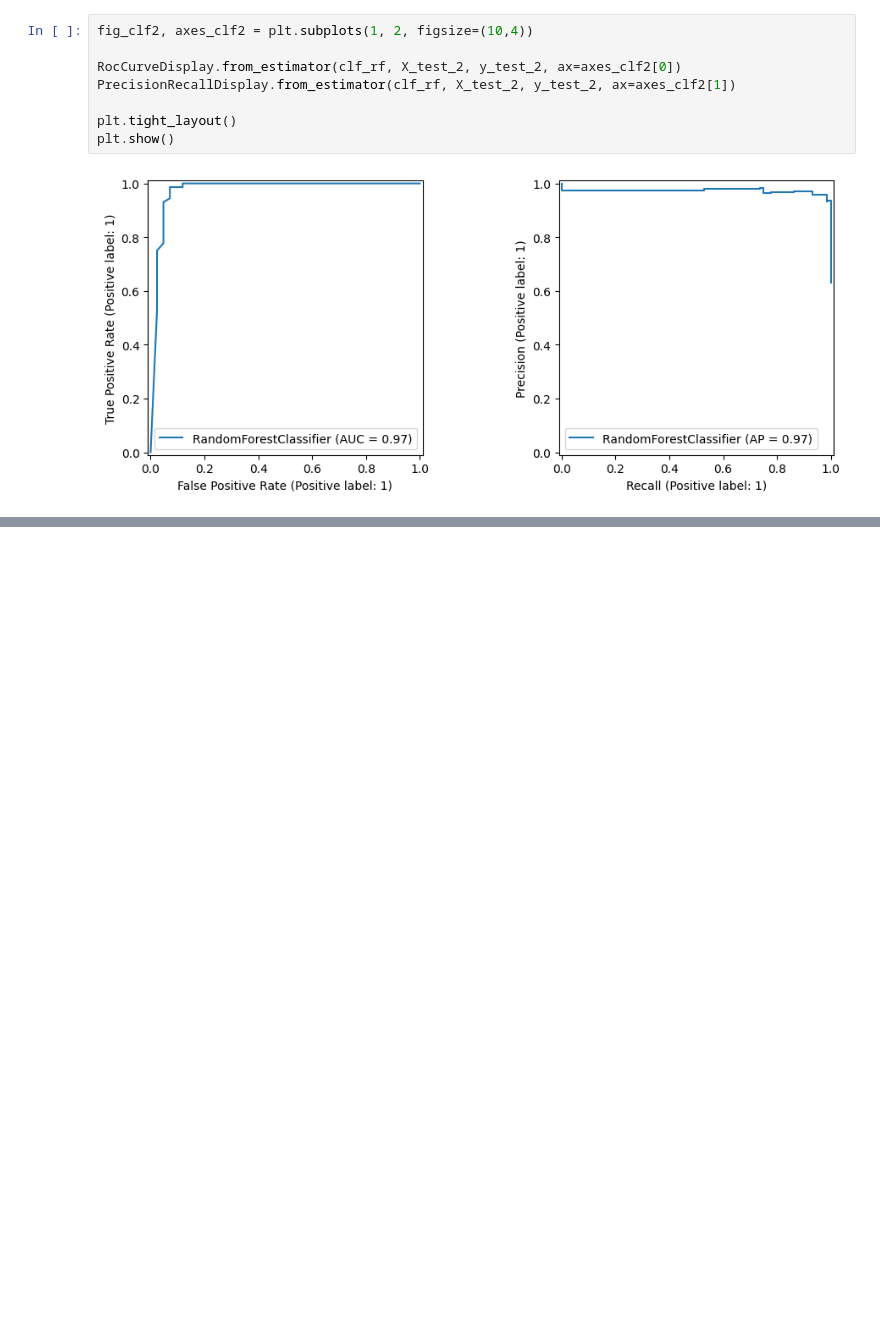
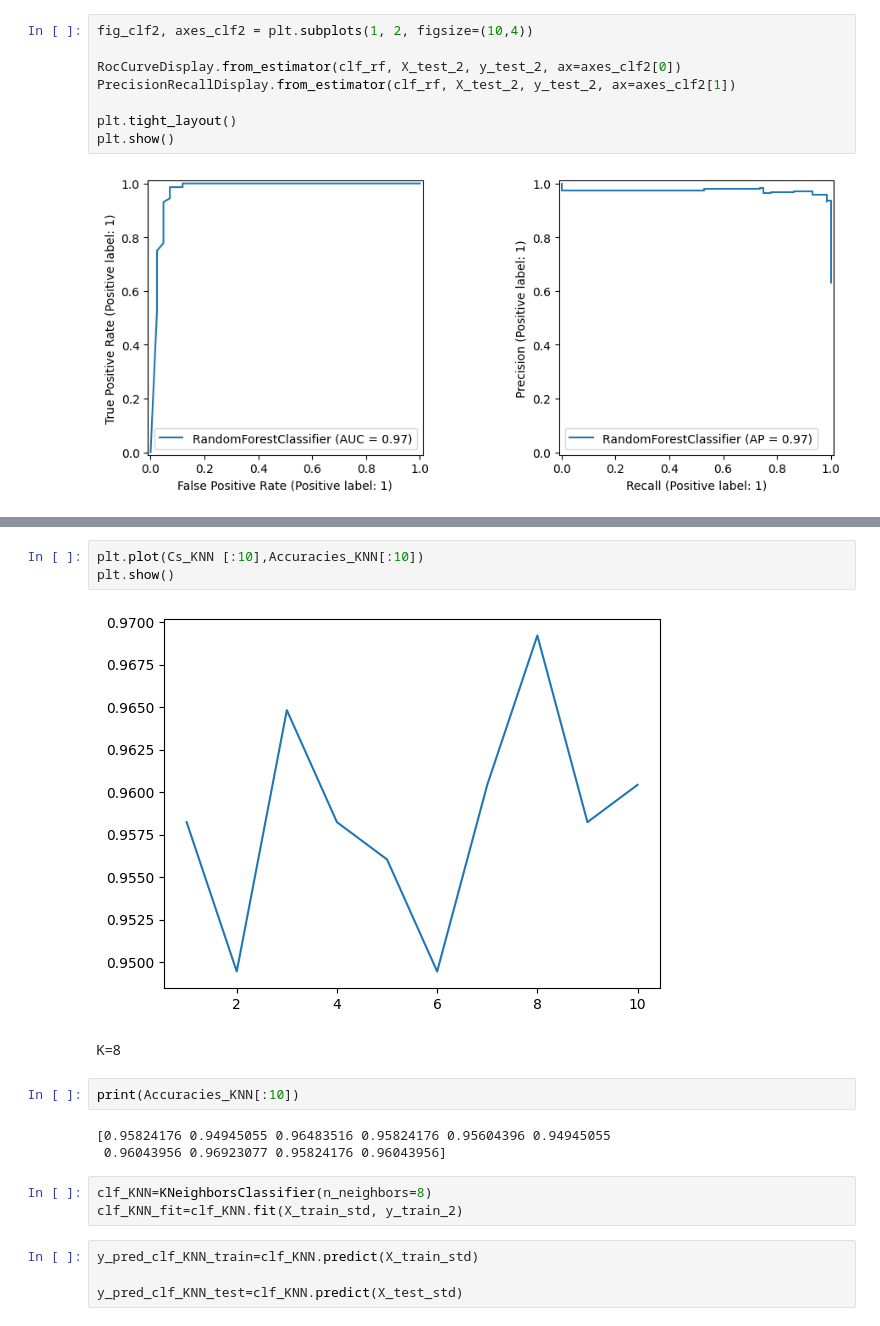
Before and after one commit to Yuyang-Yao/Math_-5750_Project1, a Jupyter notebook: project1.ipynb, the cells around one changed output, grey strips where cells are left out. Cells and saved outputs as stored; diff of their text form; blank space fills up the shorter version.

```diff
--- a/project1.ipynb
+++ b/project1.ipynb
@@ -1147,0 +1176,19 @@ plt.show()
+# %%
+plt.plot(Cs_KNN [:10],Accuracies_KNN[:10])
+plt.show()
+# %% [output]
+[figure, added]
+# %% [markdown]
+K=8
+# %%
+print(Accuracies_KNN[:10])
+# %% [output]
+[0.95824176 0.94945055 0.96483516 0.95824176 0.95604396 0.94945055
+ 0.96043956 0.96923077 0.95824176 0.96043956]
+# %%
+clf_KNN=KNeighborsClassifier(n_neighbors=8)
+clf_KNN_fit=clf_KNN.fit(X_train_std, y_train_2)
+# %%
+y_pred_clf_KNN_train=clf_KNN.predict(X_train_std)
+
+y_pred_clf_KNN_test=clf_KNN.predict(X_test_std)
```
Also changed, not shown: parts of 8 cells of this notebook.
